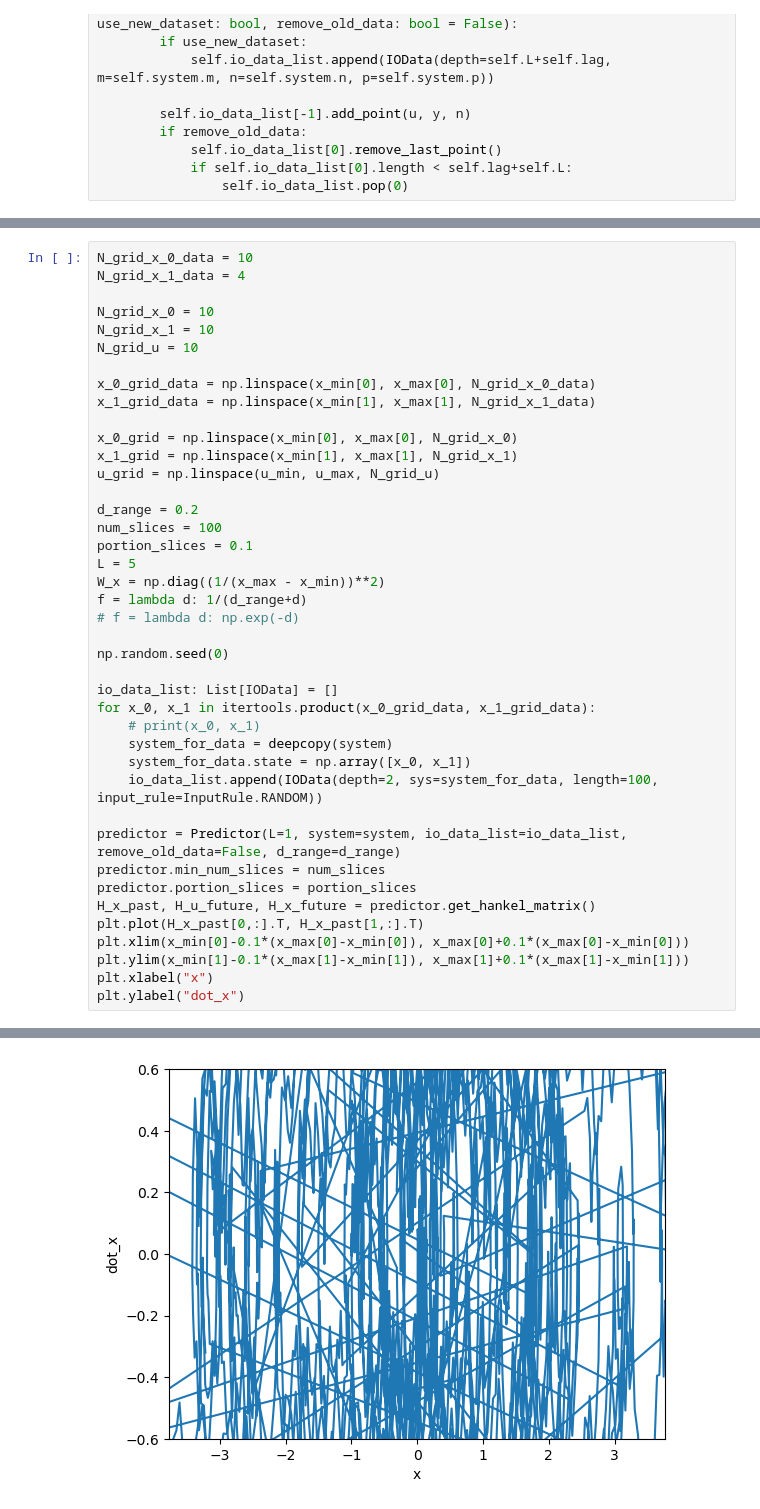
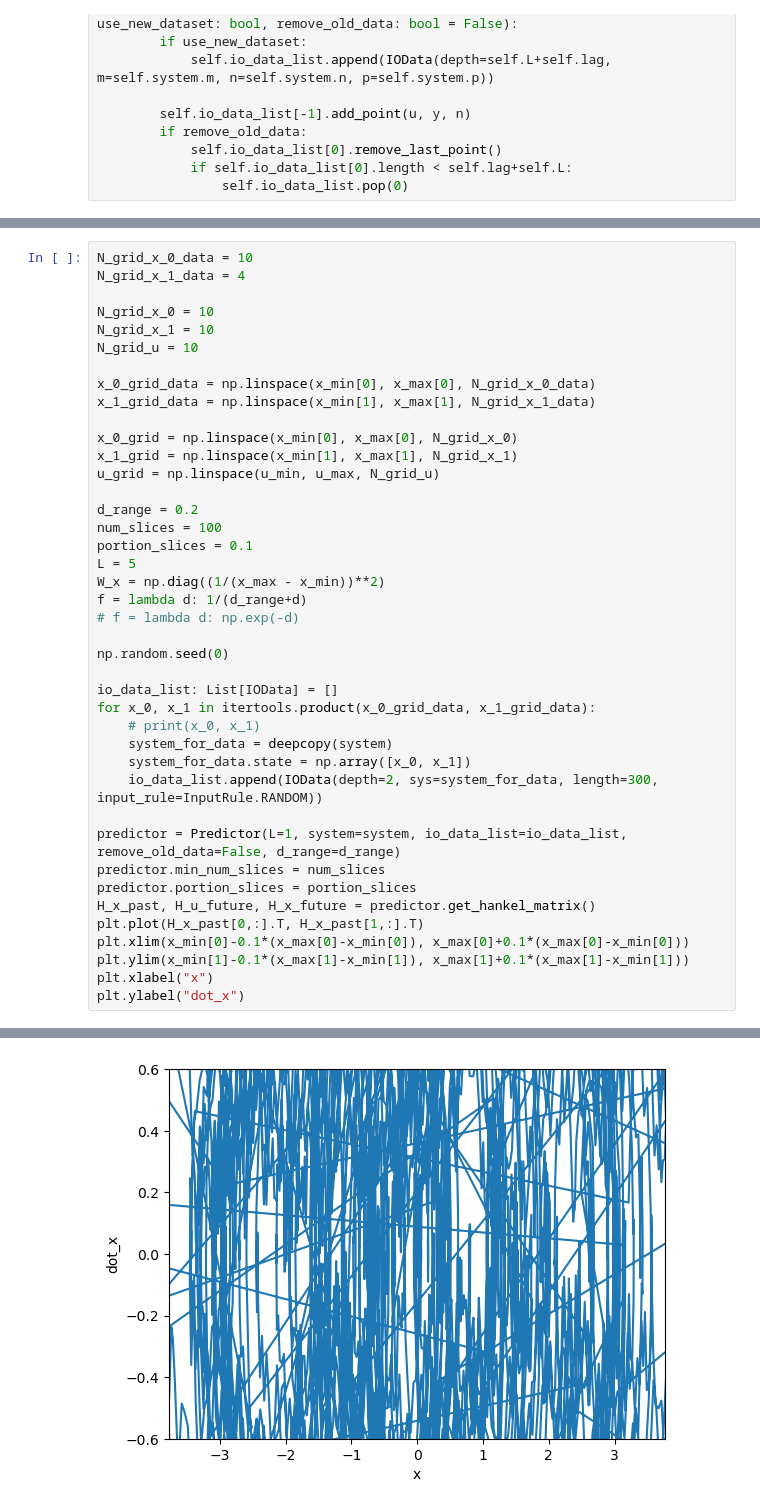
Before and after one commit to HuangYujun-JunkyTalent/DataDrivenSafetyFilter, a Jupyter notebook: double_integrator_test.ipynb, the cells around one changed output, grey strips where cells are left out. Saved outputs shown, nothing was run; the diff lists cells and outputs as text.

Commit message:
Test with 300 samples and new crafted system

```diff
--- a/double_integrator_test.ipynb
+++ b/double_integrator_test.ipynb
@@ -280,35 +282,35 @@ x_0_grid = np.linspace(x_min[0], x_max[0], N_grid_x_0)
 x_1_grid = np.linspace(x_min[1], x_max[1], N_grid_x_1)
 u_grid = np.linspace(u_min, u_max, N_grid_u)
 
 d_range = 0.2
 num_slices = 100
 portion_slices = 0.1
 L = 5
 W_x = np.diag((1/(x_max - x_min))**2)
 f = lambda d: 1/(d_range+d)
 # f = lambda d: np.exp(-d)
 
 np.random.seed(0)
 
 io_data_list: List[IOData] = []
 for x_0, x_1 in itertools.product(x_0_grid_data, x_1_grid_data):
     # print(x_0, x_1)
     system_for_data = deepcopy(system)
     system_for_data.state = np.array([x_0, x_1])
-    io_data_list.append(IOData(depth=2, sys=system_for_data, length=100, input_rule=InputRule.RANDOM))
+    io_data_list.append(IOData(depth=2, sys=system_for_data, length=300, input_rule=InputRule.RANDOM))
 
 predictor = Predictor(L=1, system=system, io_data_list=io_data_list, remove_old_data=False, d_range=d_range)
 predictor.min_num_slices = num_slices
 predictor.portion_slices = portion_slices
 H_x_past, H_u_future, H_x_future = predictor.get_hankel_matrix()
 plt.plot(H_x_past[0,:].T, H_x_past[1,:].T)
 plt.xlim(x_min[0]-0.1*(x_max[0]-x_min[0]), x_max[0]+0.1*(x_max[0]-x_min[0]))
 plt.ylim(x_min[1]-0.1*(x_max[1]-x_min[1]), x_max[1]+0.1*(x_max[1]-x_min[1]))
 plt.xlabel("x")
 plt.ylabel("dot_x")
 # %% [output]
 Text(0, 0.5, 'dot_x')
-[figure, old version]
+[figure, new version]
 # %%
 predictor.weight_xi = W_x
 predictor.f = f
```
Also changed, not shown: parts of 6 cells of this notebook.
